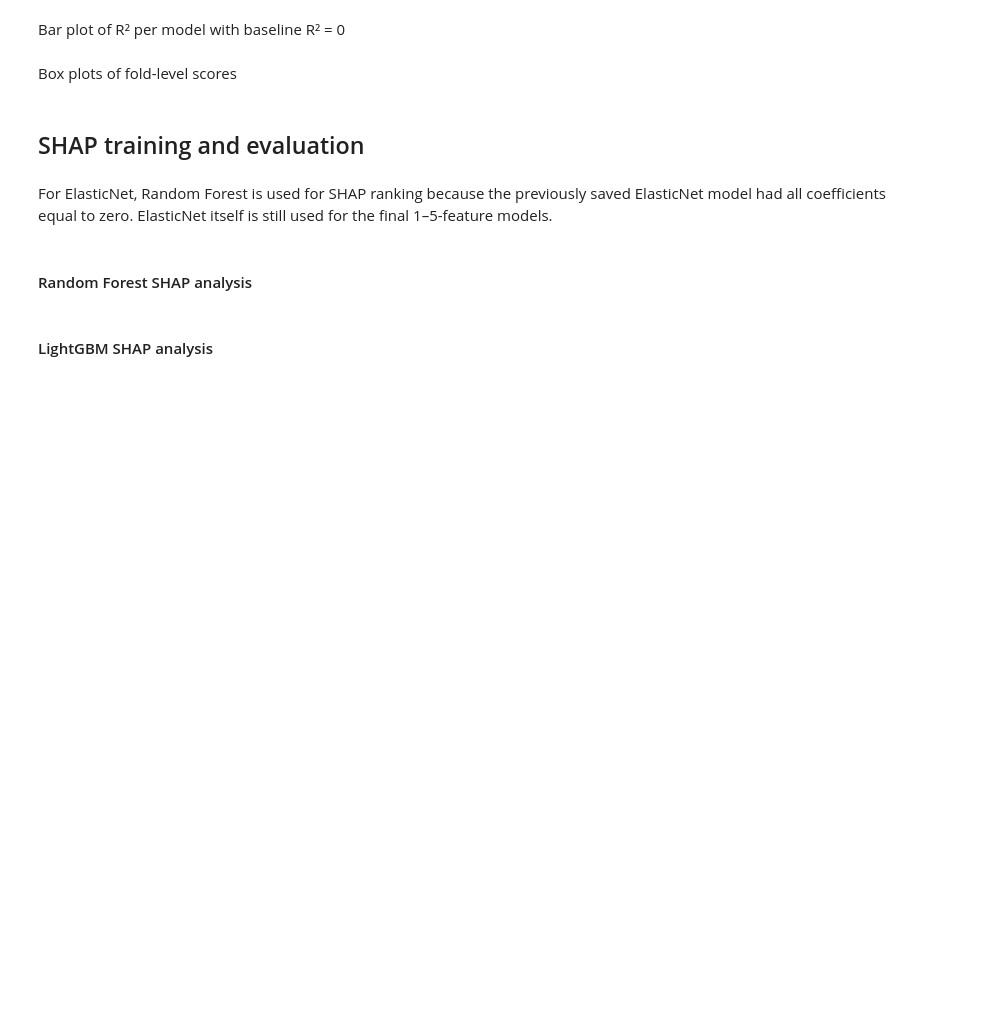
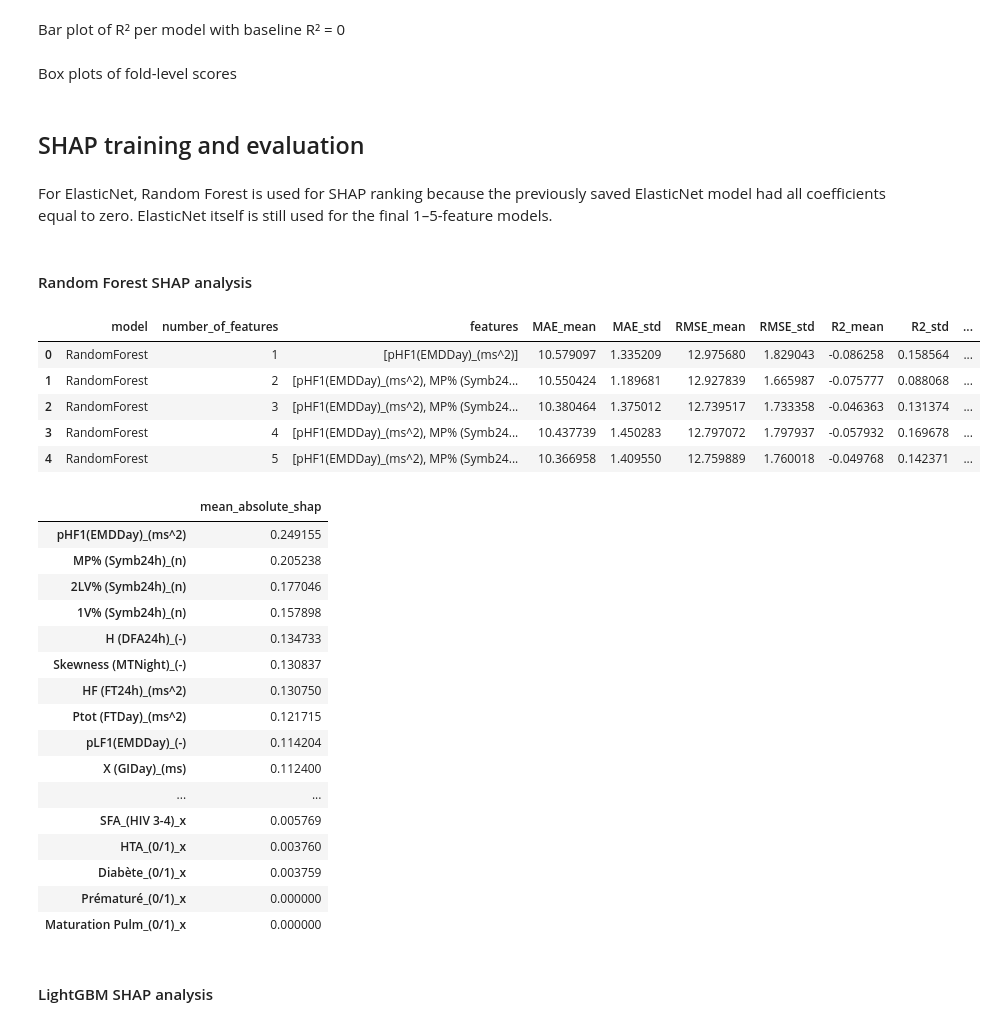
Before and after one commit to 1p0tato1/FSIQ-from-ECG, a Jupyter notebook: GroupA/Mateo/method3.ipynb, the cells around one changed output. Drawn from its saved outputs; the diff is of its cells as text; code cells hidden in the pictures; blank space fills up the shorter version.

```diff
--- a/GroupA/Mateo/method3.ipynb
+++ b/GroupA/Mateo/method3.ipynb
@@ -1348,24 +1322,46 @@ elasticnet_trained_models, elasticnet_feature_sets = (
 # %% [markdown]
 #### Random Forest SHAP analysis
 # %%
-best_randomforest_model = best_model_rf
-
 randomforest_results, randomforest_shap_importance, \
 randomforest_trained_models, randomforest_feature_sets = (
     train_models_with_shap_feature_counts(
         shap_model=best_randomforest_model,
         evaluation_model=best_randomforest_model,
         X=X,
         y=y,
         model_name="RandomForest",
-        test_size=0.2,
+
         random_state=42,
         max_features=5
     )
 )
 
 display(randomforest_results)
 display(randomforest_shap_importance.to_frame())
+# %% [output]
+|  | model | number_of_features | features | MAE_mean | MAE_std | RMSE_mean | RMSE_std | R2_mean | R2_std | ... |
+| 0 | RandomForest | 1 | [pHF1(EMDDay)_(ms^2)] | 10.579097 | 1.335209 | 12.975680 | 1.829043 | -0.086258 | 0.158564 | ... |
+| 1 | RandomForest | 2 | [pHF1(EMDDay)_(ms^2), MP% (Symb24... | 10.550424 | 1.189681 | 12.927839 | 1.665987 | -0.075777 | 0.088068 | ... |
+| 2 | RandomForest | 3 | [pHF1(EMDDay)_(ms^2), MP% (Symb24... | 10.380464 | 1.375012 | 12.739517 | 1.733358 | -0.046363 | 0.131374 | ... |
+| 3 | RandomForest | 4 | [pHF1(EMDDay)_(ms^2), MP% (Symb24... | 10.437739 | 1.450283 | 12.797072 | 1.797937 | -0.057932 | 0.169678 | ... |
+| 4 | RandomForest | 5 | [pHF1(EMDDay)_(ms^2), MP% (Symb24... | 10.366958 | 1.409550 | 12.759889 | 1.760018 | -0.049768 | 0.142371 | ... |
+|  | mean_absolute_shap |
+| pHF1(EMDDay)_(ms^2) | 0.249155 |
+| MP% (Symb24h)_(n) | 0.205238 |
+| 2LV% (Symb24h)_(n) | 0.177046 |
+| 1V% (Symb24h)_(n) | 0.157898 |
+| H (DFA24h)_(-) | 0.134733 |
+| Skewness (MTNight)_(-) | 0.130837 |
+| HF (FT24h)_(ms^2) | 0.130750 |
+| Ptot (FTDay)_(ms^2) | 0.121715 |
+| pLF1(EMDDay)_(-) | 0.114204 |
+| X (GIDay)_(ms) | 0.112400 |
+| ... | ... |
+| SFA_(HIV 3-4)_x | 0.005769 |
+| HTA_(0/1)_x | 0.003760 |
+| Diabète_(0/1)_x | 0.003759 |
+| Prématuré_(0/1)_x | 0.000000 |
+| Maturation Pulm_(0/1)_x | 0.000000 |
 # %% [markdown]
 #### LightGBM SHAP analysis
 # %%
```
Also changed, not shown: parts of 10 cells of this notebook, 1 other file.
